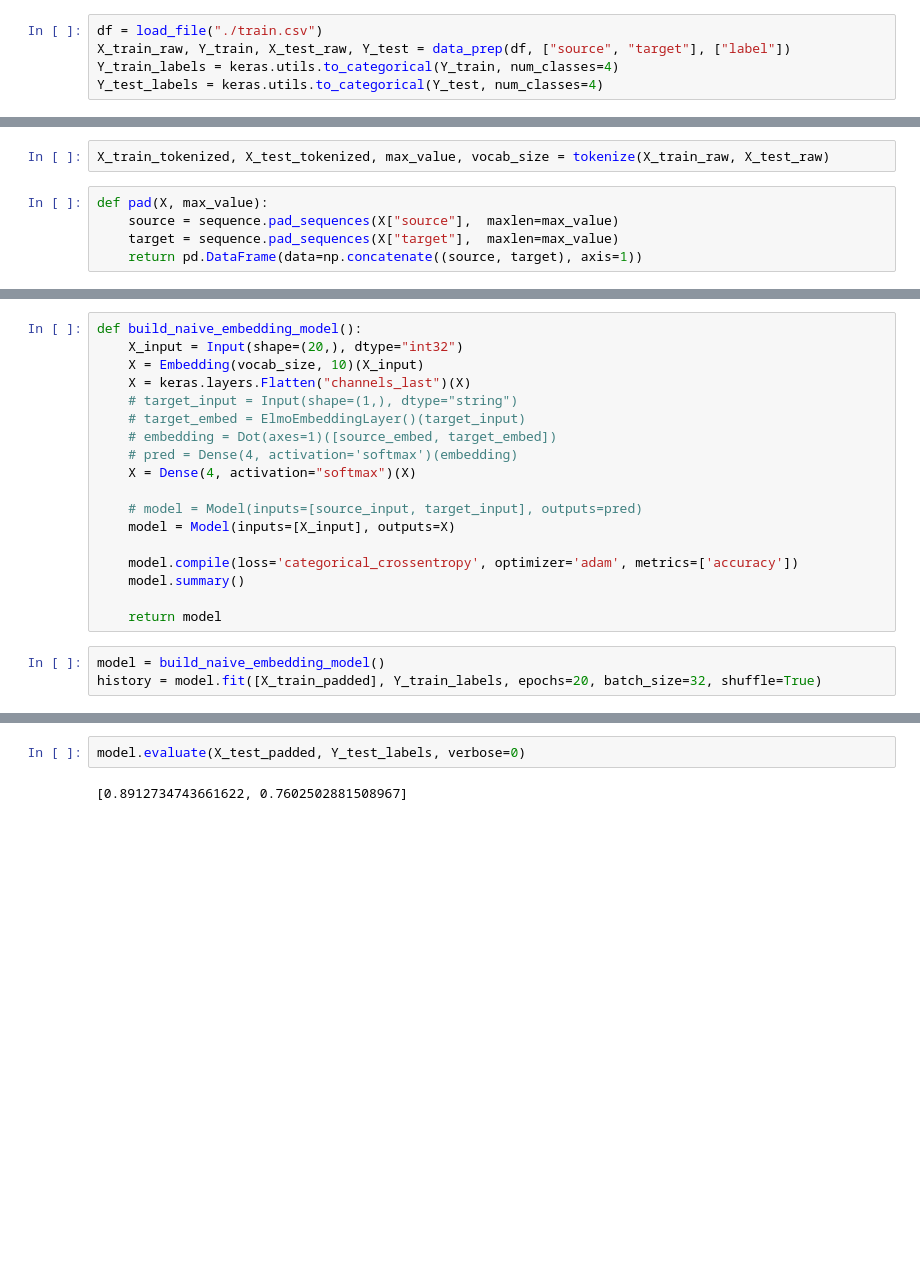
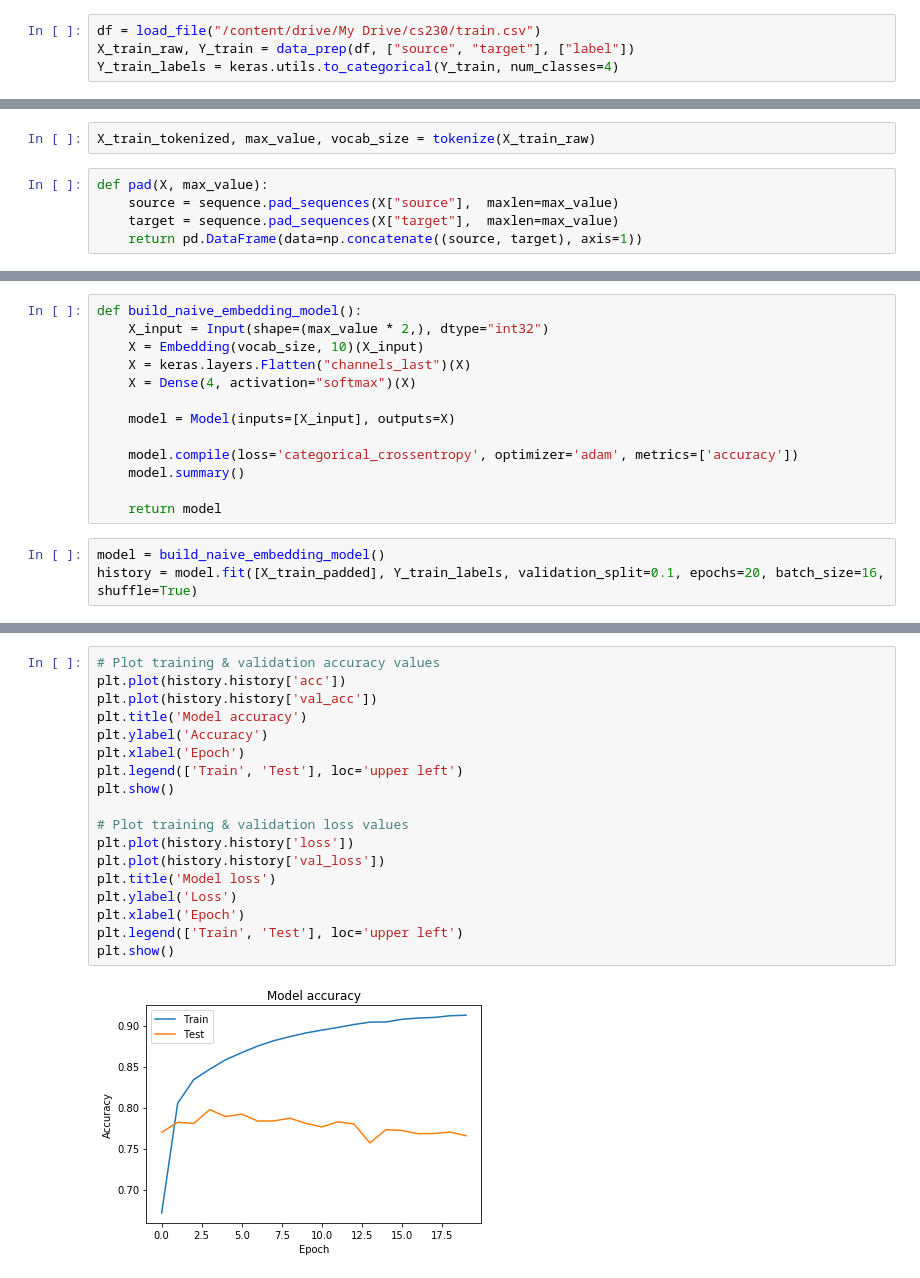
Before and after one commit to carolflyjs/cs230, a Jupyter notebook: Base_Model.ipynb, the cells around one changed output, grey strips where cells are left out. Saved outputs shown, nothing was run; the diff lists cells and outputs as text; blank space fills up the shorter version.

```diff
--- a/Base_Model.ipynb
+++ b/Base_Model.ipynb
@@ -39,8 +45,7 @@ def data_prep(df, x_columns, y_columns, train_percent = 0.8):
 # %%
-df = load_file("./train.csv")
-X_train_raw, Y_train, X_test_raw, Y_test = data_prep(df, ["source", "target"], ["label"])
+df = load_file("/content/drive/My Drive/cs230/train.csv")
+X_train_raw, Y_train = data_prep(df, ["source", "target"], ["label"])
 Y_train_labels = keras.utils.to_categorical(Y_train, num_classes=4)
-Y_test_labels = keras.utils.to_categorical(Y_test, num_classes=4)
 # %%
 display(df.groupby(df["label"]).count())
 # %% [output]
@@ -82,5 +76,5 @@ def tokenize(X_train, X_test):
 # %%
-X_train_tokenized, X_test_tokenized, max_value, vocab_size = tokenize(X_train_raw, X_test_raw)
+X_train_tokenized, max_value, vocab_size = tokenize(X_train_raw)
 # %%
 def pad(X, max_value):
     source = sequence.pad_sequences(X["source"],  maxlen=max_value)
@@ -92,15 +92,10 @@ X_test_padded = pad(X_test_tokenized, max_value=max_value)
 # %%
 def build_naive_embedding_model():
-    X_input = Input(shape=(20,), dtype="int32")
+    X_input = Input(shape=(max_value * 2,), dtype="int32")
     X = Embedding(vocab_size, 10)(X_input)
     X = keras.layers.Flatten("channels_last")(X)
-    # target_input = Input(shape=(1,), dtype="string")
-    # target_embed = ElmoEmbeddingLayer()(target_input)
-    # embedding = Dot(axes=1)([source_embed, target_embed])
-    # pred = Dense(4, activation='softmax')(embedding)
     X = Dense(4, activation="softmax")(X)
 
-    # model = Model(inputs=[source_input, target_input], outputs=pred)
     model = Model(inputs=[X_input], outputs=X)
 
     model.compile(loss='categorical_crossentropy', optimizer='adam', metrics=['accuracy'])
@@ -109,5 +104,5 @@ def build_naive_embedding_model():
     return model
 # %%
 model = build_naive_embedding_model()
-history = model.fit([X_train_padded], Y_train_labels, epochs=20, batch_size=32, shuffle=True)
+history = model.fit([X_train_padded], Y_train_labels, validation_split=0.1, epochs=20, batch_size=16, shuffle=True)
 # %% [output]
@@ -132,4 +126,20 @@ Epoch 20/20
-# %%
-model.evaluate(X_test_padded, Y_test_labels, verbose=0)
-# %% [output]
-[0.8912734743661622, 0.7602502881508967]
+# %%
+# Plot training & validation accuracy values
+plt.plot(history.history['acc'])
+plt.plot(history.history['val_acc'])
+plt.title('Model accuracy')
+plt.ylabel('Accuracy')
+plt.xlabel('Epoch')
+plt.legend(['Train', 'Test'], loc='upper left')
+plt.show()
+
+# Plot training & validation loss values
+plt.plot(history.history['loss'])
+plt.plot(history.history['val_loss'])
+plt.title('Model loss')
+plt.ylabel('Loss')
+plt.xlabel('Epoch')
+plt.legend(['Train', 'Test'], loc='upper left')
+plt.show()
+# %% [output]
+[figure, added]
```
Also changed, not shown: parts of 12 cells of this notebook.
